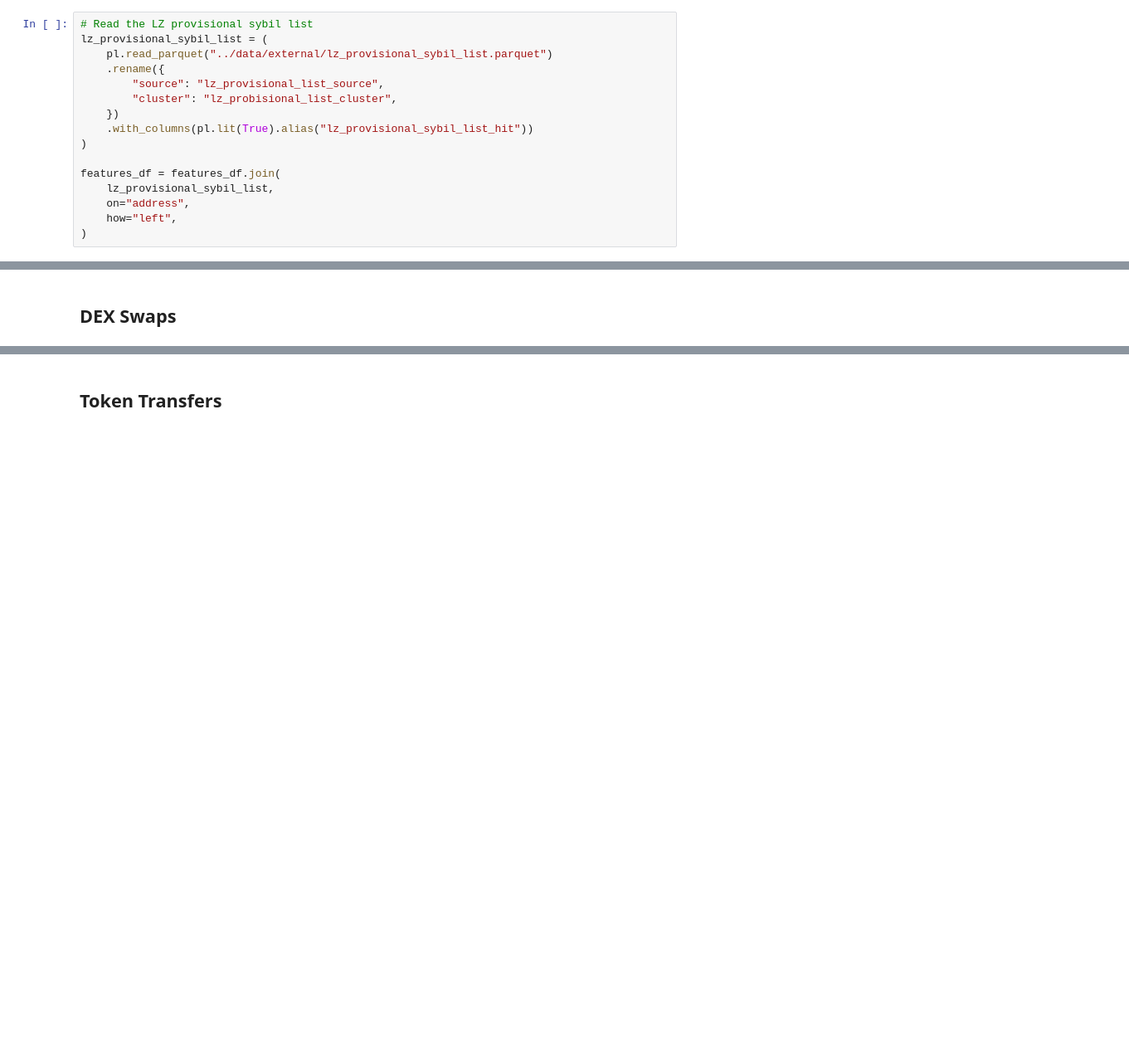
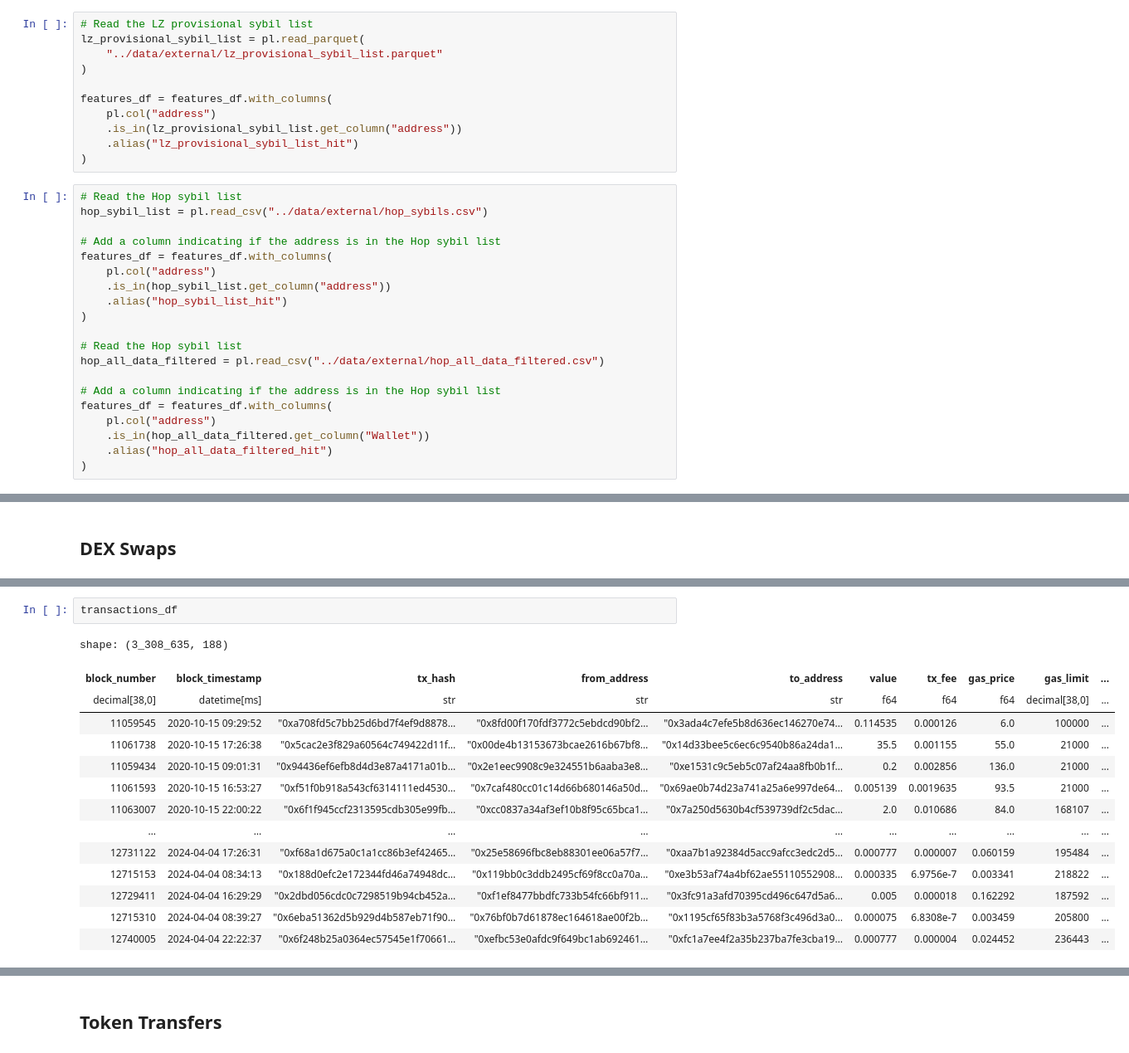
Before and after one commit to davidgasquez/sybil-detection-pond-challenge, a Jupyter notebook: notebooks/preprocessing.ipynb, the cells around one changed output, grey strips where cells are left out. Shown at 83% size. Cells and saved outputs as stored; diff of their text form; blank space fills up the shorter version.

Commit message:
🥂 Joined all external data

```diff
--- a/notebooks/preprocessing.ipynb
+++ b/notebooks/preprocessing.ipynb
@@ -116,20 +168,35 @@ features_df = features_df.with_columns(
 )
 # %%
 # Read the LZ provisional sybil list
-lz_provisional_sybil_list = (
-    pl.read_parquet("../data/external/lz_provisional_sybil_list.parquet")
-    .rename({
-        "source": "lz_provisional_list_source",
-        "cluster": "lz_probisional_list_cluster",
-    })
-    .with_columns(pl.lit(True).alias("lz_provisional_sybil_list_hit"))
+lz_provisional_sybil_list = pl.read_parquet(
+    "../data/external/lz_provisional_sybil_list.parquet"
 )
 
-features_df = features_df.join(
-    lz_provisional_sybil_list,
-    on="address",
-    how="left",
+features_df = features_df.with_columns(
+    pl.col("address")
+    .is_in(lz_provisional_sybil_list.get_column("address"))
+    .alias("lz_provisional_sybil_list_hit")
 )
+# %%
+# Read the Hop sybil list
+hop_sybil_list = pl.read_csv("../data/external/hop_sybils.csv")
+
+# Add a column indicating if the address is in the Hop sybil list
+features_df = features_df.with_columns(
+    pl.col("address")
+    .is_in(hop_sybil_list.get_column("address"))
+    .alias("hop_sybil_list_hit")
+)
+
+# Read the Hop sybil list
+hop_all_data_filtered = pl.read_csv("../data/external/hop_all_data_filtered.csv")
+
+# Add a column indicating if the address is in the Hop sybil list
+features_df = features_df.with_columns(
+    pl.col("address")
+    .is_in(hop_all_data_filtered.get_column("Wallet"))
+    .alias("hop_all_data_filtered_hit")
+)
 # %% [markdown]
 ## Sybil Labeling
 # %%
@@ -301,6 +366,23 @@ dex_swaps_df = (
         suffix="_to",
     )
 )
+# %%
+transactions_df
+# %% [output]
+shape: (3_308_635, 188)
+| block_number | block_timestamp | tx_hash | from_address | to_address | value | tx_fee | gas_price | gas_limit | ... |
+| decimal[38,0] | datetime[ms] | str | str | str | f64 | f64 | f64 | decimal[38,0] | ... |
+| 11059545 | 2020-10-15 09:29:52 | "0xa708fd5c7bb25d6bd7f4ef9d8878… | "0x8fd00f170fdf3772c5ebdcd90bf2… | "0x3ada4c7efe5b8d636ec146270e74… | 0.114535 | 0.000126 | 6.0 | 100000 | ... |
+| 11061738 | 2020-10-15 17:26:38 | "0x5cac2e3f829a60564c749422d11f… | "0x00de4b13153673bcae2616b67bf8… | "0x14d33bee5c6ec6c9540b86a24da1… | 35.5 | 0.001155 | 55.0 | 21000 | ... |
+| 11059434 | 2020-10-15 09:01:31 | "0x94436ef6efb8d4d3e87a4171a01b… | "0x2e1eec9908c9e324551b6aaba3e8… | "0xe1531c9c5eb5c07af24aa8fb0b1f… | 0.2 | 0.002856 | 136.0 | 21000 | ... |
+| 11061593 | 2020-10-15 16:53:27 | "0xf51f0b918a543cf6314111ed4530… | "0x7caf480cc01c14d66b680146a50d… | "0x69ae0b74d23a741a25a6e997de64… | 0.005139 | 0.0019635 | 93.5 | 21000 | ... |
+| 11063007 | 2020-10-15 22:00:22 | "0x6f1f945ccf2313595cdb305e99fb… | "0xcc0837a34af3ef10b8f95c65bca1… | "0x7a250d5630b4cf539739df2c5dac… | 2.0 | 0.010686 | 84.0 | 168107 | ... |
+| … | … | … | … | … | … | … | … | … | ... |
+| 12731122 | 2024-04-04 17:26:31 | "0xf68a1d675a0c1a1cc86b3ef42465… | "0x25e58696fbc8eb88301ee06a57f7… | "0xaa7b1a92384d5acc9afcc3edc2d5… | 0.000777 | 0.000007 | 0.060159 | 195484 | ... |
+| 12715153 | 2024-04-04 08:34:13 | "0x188d0efc2e172344fd46a74948dc… | "0x119bb0c3ddb2495cf69f8cc0a70a… | "0xe3b53af74a4bf62ae55110552908… | 0.000335 | 6.9756e-7 | 0.003341 | 218822 | ... |
+| 12729411 | 2024-04-04 16:29:29 | "0x2dbd056cdc0c7298519b94cb452a… | "0xf1ef8477bbdfc733b54fc66bf911… | "0x3fc91a3afd70395cd496c647d5a6… | 0.005 | 0.000018 | 0.162292 | 187592 | ... |
+| 12715310 | 2024-04-04 08:39:27 | "0x6eba51362d5b929d4b587eb71f90… | "0x76bf0b7d61878ec164618ae00f2b… | "0x1195cf65f83b3a5768f3c496d3a0… | 0.000075 | 6.8308e-7 | 0.003459 | 205800 | ... |
+| 12740005 | 2024-04-04 22:22:37 | "0x6f248b25a0364ec57545e1f70661… | "0xefbc53e0afdc9f649bc1ab692461… | "0xfc1a7ee4f2a35b237ba7fe3cba19… | 0.000777 | 0.000004 | 0.024452 | 236443 | ... |
 # %%
 common_aggregations = [
     pl.col("tx_hash").n_unique().alias("unique_tx_hashes"),
```
Also changed, not shown: parts of 6 cells of this notebook, 4 other files.
